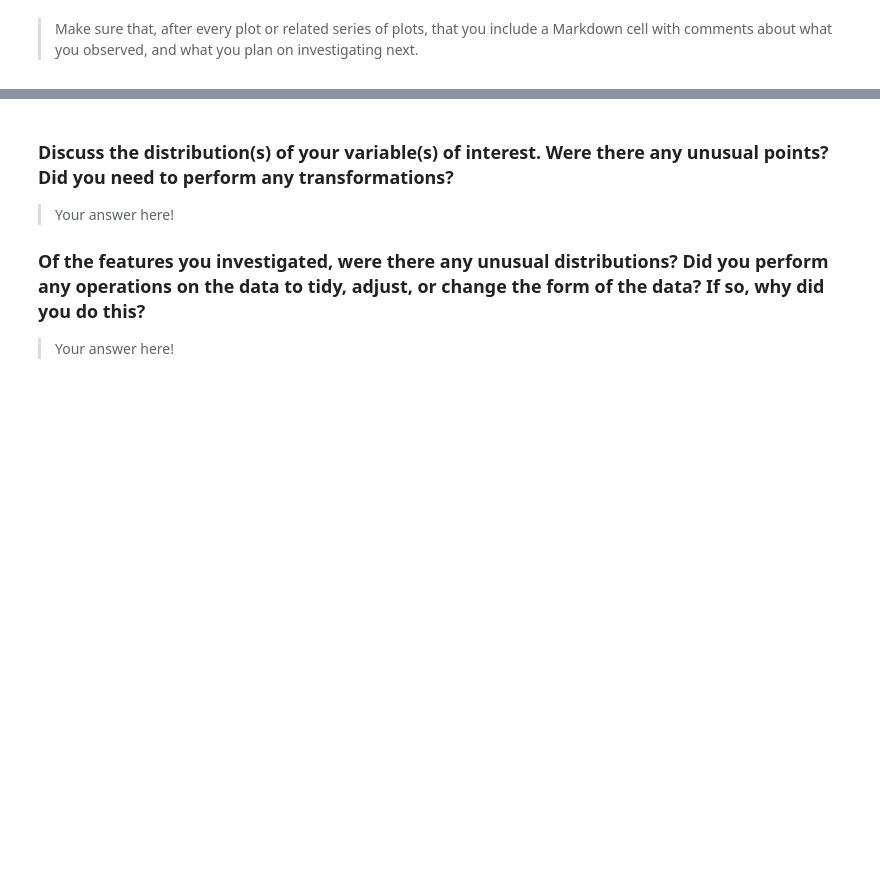
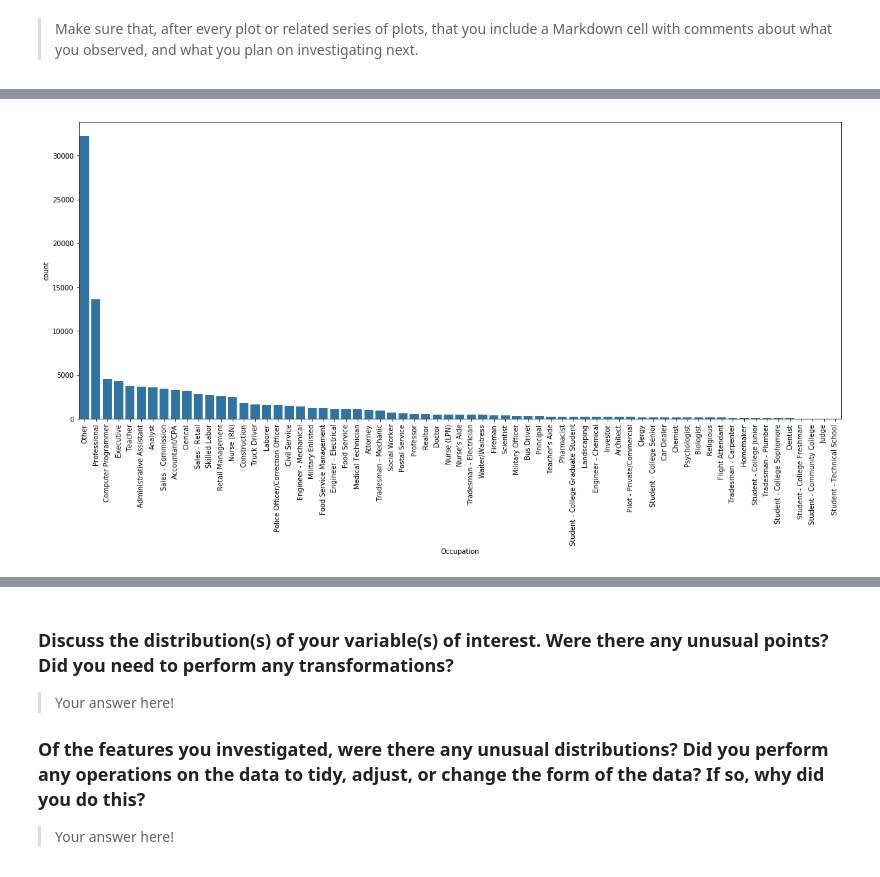
Before and after one commit to moosial/CommunicateDataFindings, a Jupyter notebook: exploration_Prosper_CA.ipynb, the cells around one changed output, grey strips where cells are left out. Cells and saved outputs as stored; diff of their text form; code cells hidden in the pictures; blank space fills up the shorter version.

```diff
--- a/exploration_Prosper_CA.ipynb
+++ b/exploration_Prosper_CA.ipynb
@@ -164,0 +262,3 @@ you plan on investigating next.
+# %%
+# change Occupation NAs to "Others"
+df['Occupation'][df['Occupation'].isnull()] = df.Occupation.value_counts().index[0];
@@ -164,0 +269,2 @@ you plan on investigating next.
+# %%
+df['Occupation'] = df['Occupation'].astype('category')
@@ -164,0 +291,19 @@ you plan on investigating next.
+# %%
+# let's do a bar plot
+plt.figure(figsize = [20, 8])
+base_color = sb.color_palette()[0]
+sb.countplot(data = df, x = 'Occupation',color=base_color, order=df['Occupation'].value_counts().index)
+plt.xticks(rotation=90);
+
+value_counts = df['Occupation'].value_counts().iloc[1:]
+# annotate with %
+for i in np.arange(len(null_counts)):
+    prop = null_counts[i]/len(df)
+    if prop > 0:
+        pct_string = '{:0.1f}%'.format(100*prop)
+        #print(pct_string)
+        plt.text(null_counts[i]+500, i, pct_string, va = 'center')
+# annotate a small number>
+plt.text(20000, 1, '<--- 25 NAs in total!', va = 'center', color='r');
+# %% [output]
+[figure, added]
```
Also changed, not shown: parts of 20 cells of this notebook, 4 other files.
